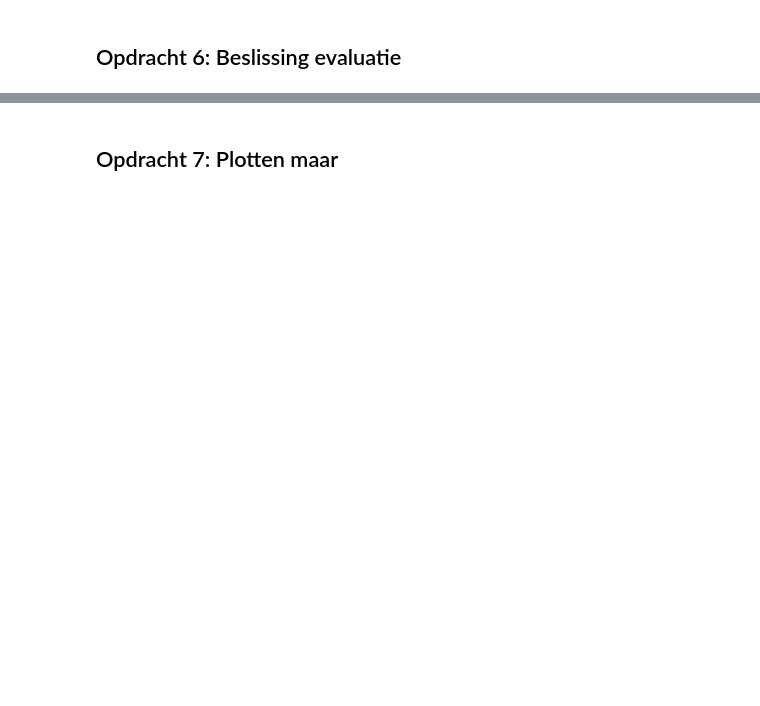
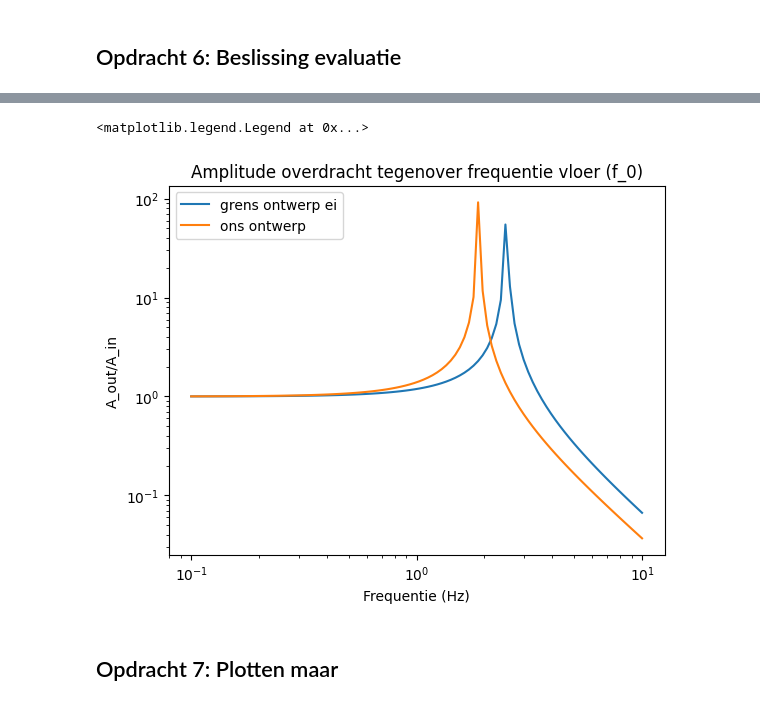
Before and after one commit to Nina925/opdrachten-DEF-D, a Jupyter notebook: FysiekeOntwerpopdrachten/5MaakEenOpstellingTrillingsvrij/Ontwerpopdracht5MaakEenOpstellingTrillingsvrijInvulTemplate.ipynb, the cells around one changed output, grey strips where cells are left out. Cells and saved outputs as stored; diff of their text form; code cells hidden in the pictures; blank space fills up the shorter version.

```diff
--- a/FysiekeOntwerpopdrachten/5MaakEenOpstellingTrillingsvrij/Ontwerpopdracht5MaakEenOpstellingTrillingsvrijInvulTemplate.ipynb
+++ b/FysiekeOntwerpopdrachten/5MaakEenOpstellingTrillingsvrij/Ontwerpopdracht5MaakEenOpstellingTrillingsvrijInvulTemplate.ipynb
@@ -174,18 +174,21 @@ Als je hier negatief geantwoord hebt, kopieer onder deze cel dan alle cellen van
 # %%
 # Voeg hier je plot in.
 
-delta_x_nieuw =
+delta_x_nieuw = 0.07
 w_0_nieuw = np.sqrt(9.81 / delta_x_nieuw)
 A_nieuw = np.abs(1/(1-((w_test**2)/(w_0_nieuw**2))))
 
 plt.plot(f_test, A, label='grens ontwerp ei')
 plt.plot(f_test, A_nieuw, label='ons ontwerp')
 plt.title("Amplitude overdracht tegenover frequentie vloer (f_0)")
 plt.ylabel("A_out/A_in")
 plt.xlabel("Frequentie (Hz)")
 plt.xscale('log')
 plt.yscale('log')
 plt.legend()
+# %% [output]
+<matplotlib.legend.Legend at 0x...>
+[figure, added]
 # %% [markdown]
 ## Opdracht 7: Plotten maar
 # %%
```
Also changed, not shown: parts of 8 cells of this notebook, 3 other files.
